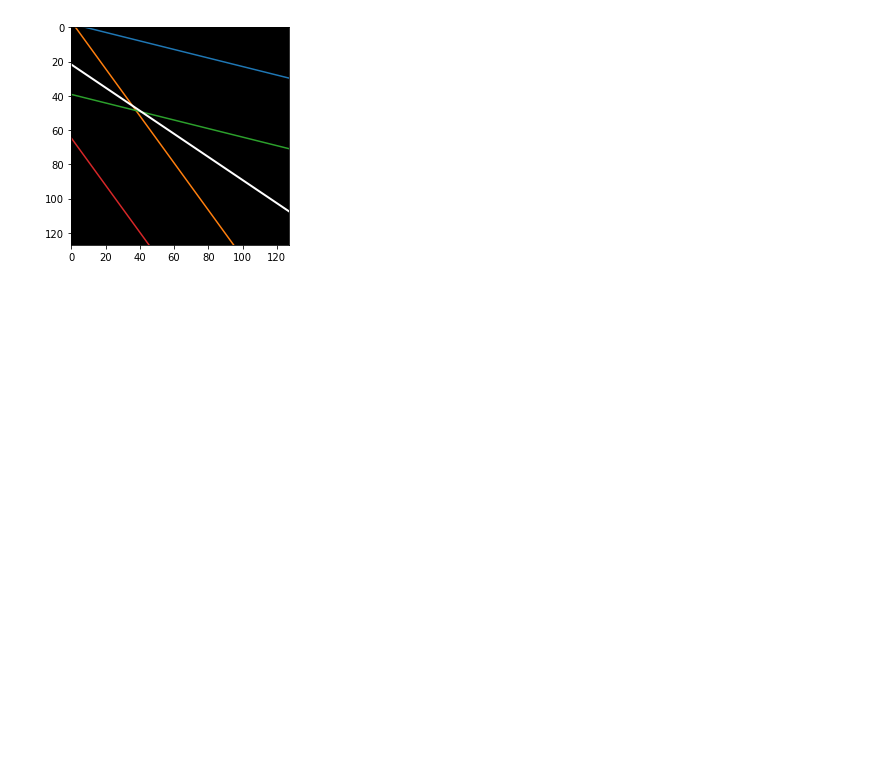
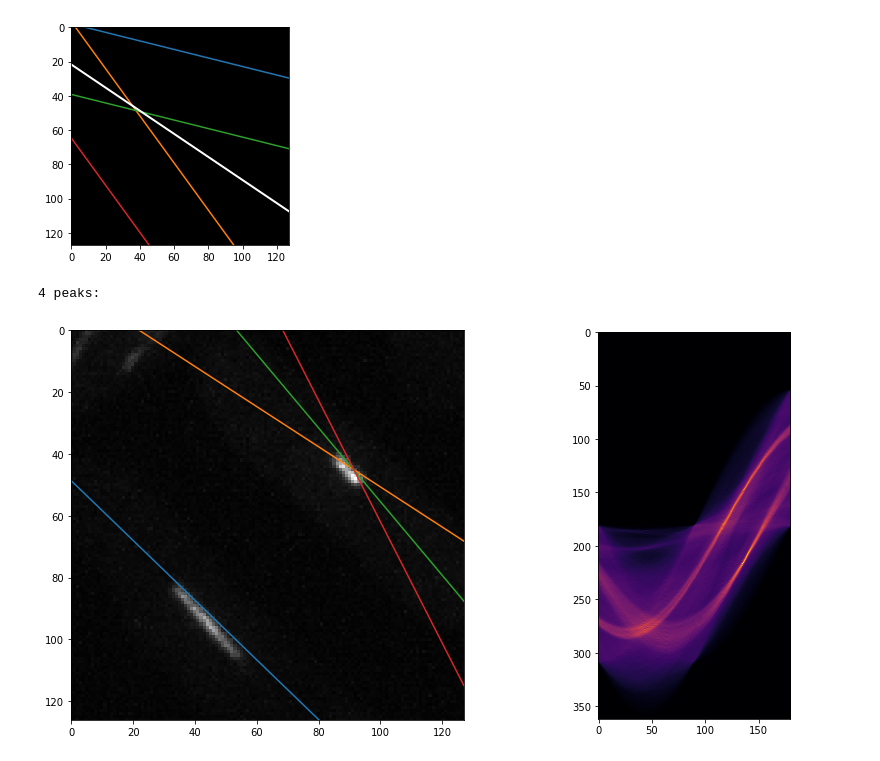
Before and after one commit to CulleyLab/fitting_lines, a Jupyter notebook: Hough_transform/Hough_transform_raw_data.ipynb, the cells around one changed output. Drawn from its saved outputs; the diff is of its cells as text; code cells hidden in the pictures; blank space fills up the shorter version.

Commit message:
uncommitted changes; work in proggress on getting line end-point coordinates from intensity profiles

```diff
--- a/Hough_transform/Hough_transform_raw_data.ipynb
+++ b/Hough_transform/Hough_transform_raw_data.ipynb
@@ -258,3 +262,51 @@ ys[0,:]
 # %% [output]
 array([-2.06122726, -3.40260323, 39.16331792, 64.64946143])
 [figure]
+# %%
+# useabsolute thresholding to curate some of the lines
+def conv_via_locmax(accumulator, theta_vals, rho_vals, min_dist, min_len = 0):
+    # find local maxima
+    #peaks = peak_local_max(accumulator, min_distance = min_dist, exclude_border = True)
+    if min_len >0:
+        peaks = peak_local_max(accumulator, min_distance = min_dist, exclude_border = False,
+                               threshold_abs = min_len)
+    else:
+        peaks = peak_local_max(accumulator, min_distance = min_dist, exclude_border = False)
+    n_peaks = peaks.shape[0]
+    print(n_peaks, "peaks:")
+    #if n_peaks<10: print(peaks)
+
+    n_x = 128
+    xs = np.linspace(0, n_x-1, n_x)
+    # get coordinates of line in cartesian coordinates
+    rho_peaks = rho_vals[peaks[:,1]]
+    theta_peaks = theta_vals[peaks[:,0]]
+
+    cos_theta_peaks = np.cos(theta_peaks)
+    sin_theta_peaks = np.sin(theta_peaks)
+    # avoid sin(theta = 0) = 0 // can't divide by 0
+    sin_theta_peaks = np.where(sin_theta_peaks == 0, 0.00001, sin_theta_peaks)
+
+    intercept = rho_peaks/sin_theta_peaks
+    slope = (-cos_theta_peaks) / sin_theta_peaks
+    slope_x = -cos_theta_peaks*np.tile(xs.reshape(n_x, 1), n_peaks) / sin_theta_peaks
+    ys = slope_x + intercept
+
+    return xs, ys, peaks, [slope, intercept]
+# %%
+d_min = 10
+l_min = 0.5 * np.max(accumulator)
+#accumulator, theta_vals, rho_vals = hough_transform(img)
+xs, ys, peaks, params = conv_via_locmax(accumulator, theta_vals, rho_vals, d_min)
+
+fig, ax = plt.subplots(1, 2, gridspec_kw={'width_ratios': [3, 1]}, figsize = (12,6))
+fig.tight_layout()
+ax[0].imshow(img, cmap="gray")
+ax[0].plot(xs, ys)
+ax[0].set_xlim(0,127)
+ax[0].set_ylim(127-1,0);
+ax[1].imshow(np.transpose(accumulator), cmap="inferno");
+#ax[1].axis("off");
+# %% [output]
+4 peaks:
+[figure, added]
```
Also changed, not shown: parts of 5 cells of this notebook, 2 other files.
